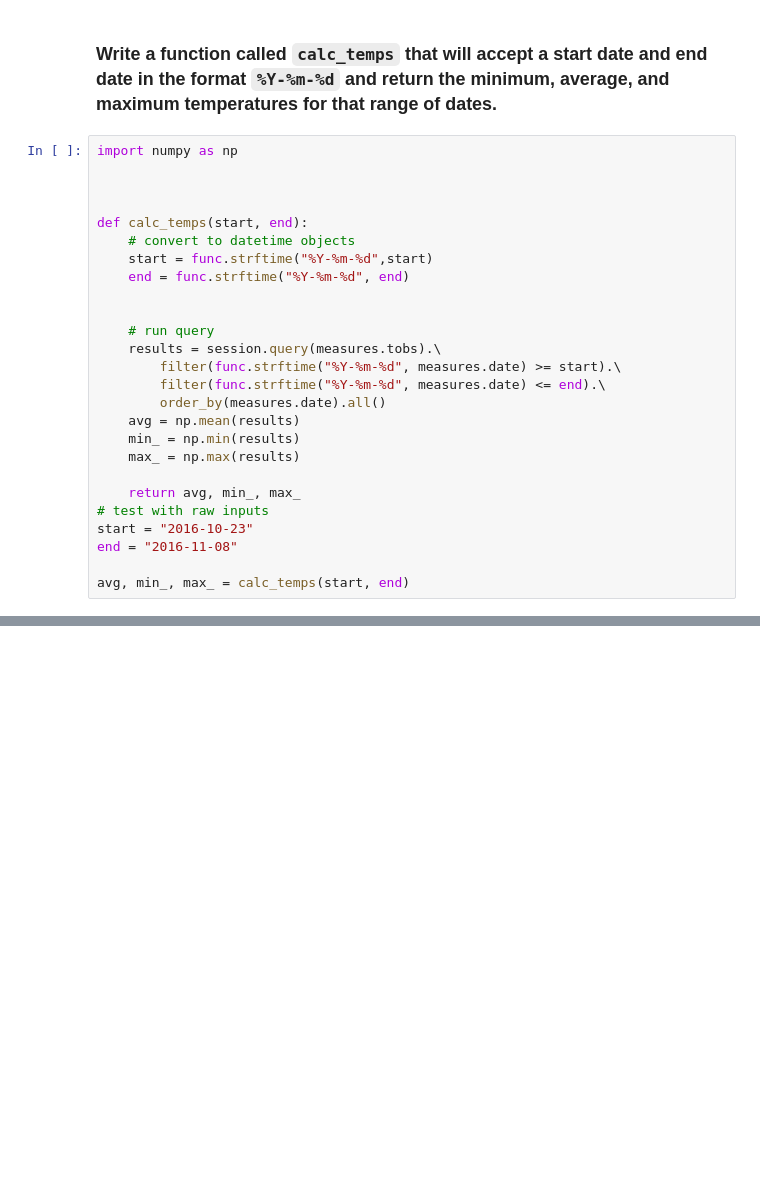
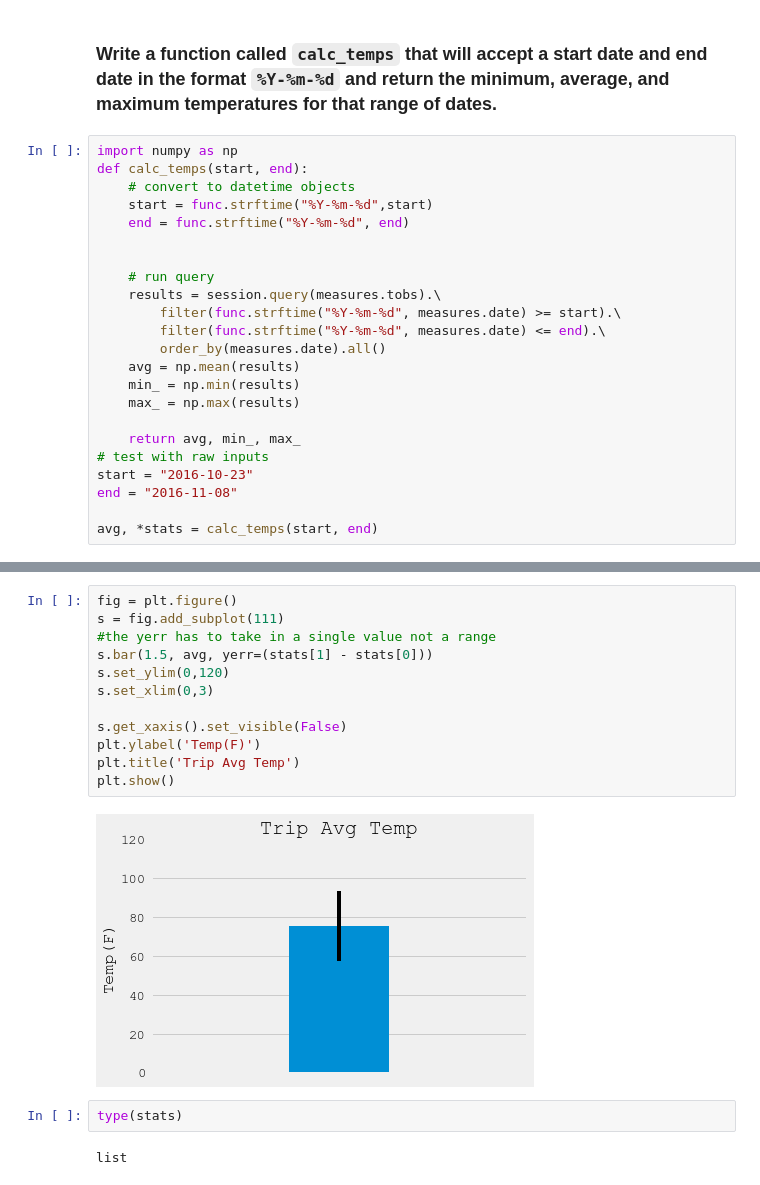
Before and after one commit to coreyclip/Hawaii-Weather---Flask-tutorial, a Jupyter notebook: Solution/climate_analysis.ipynb, the cells around one changed output, grey strips where cells are left out. Saved outputs shown, nothing was run; the diff lists cells and outputs as text; blank space fills up the shorter version.

Commit message:
final framework, fixed graphs

```diff
--- a/Solution/climate_analysis.ipynb
+++ b/Solution/climate_analysis.ipynb
@@ -140,9 +140,6 @@ tobs_df.plot(kind='hist', bins=12, title=f'temperatures at {top_obs} for the pas
 ### Write a function called `calc_temps` that will accept a start date and end date in the format `%Y-%m-%d` and return the minimum, average, and maximum temperatures for that range of dates.
 # %%
 import numpy as np
-
-
-
 def calc_temps(start, end):
     # convert to datetime objects
     start = func.strftime("%Y-%m-%d",start)
@@ -163,4 +160,4 @@ def calc_temps(start, end):
 start = "2016-10-23"
 end = "2016-11-08"
 
-avg, min_, max_ = calc_temps(start, end)
+avg, *stats = calc_temps(start, end)
@@ -177,0 +164,18 @@ plt.bar?
+# %%
+fig = plt.figure()
+s = fig.add_subplot(111)
+#the yerr has to take in a single value not a range
+s.bar(1.5, avg, yerr=(stats[1] - stats[0]))
+s.set_ylim(0,120)
+s.set_xlim(0,3)
+
+s.get_xaxis().set_visible(False)
+plt.ylabel('Temp(F)')
+plt.title('Trip Avg Temp')
+plt.show()
+# %% [output]
+[figure, added]
+# %%
+type(stats)
+# %% [output]
+list
```
Also changed, not shown: parts of 3 cells of this notebook, 1 other file.
